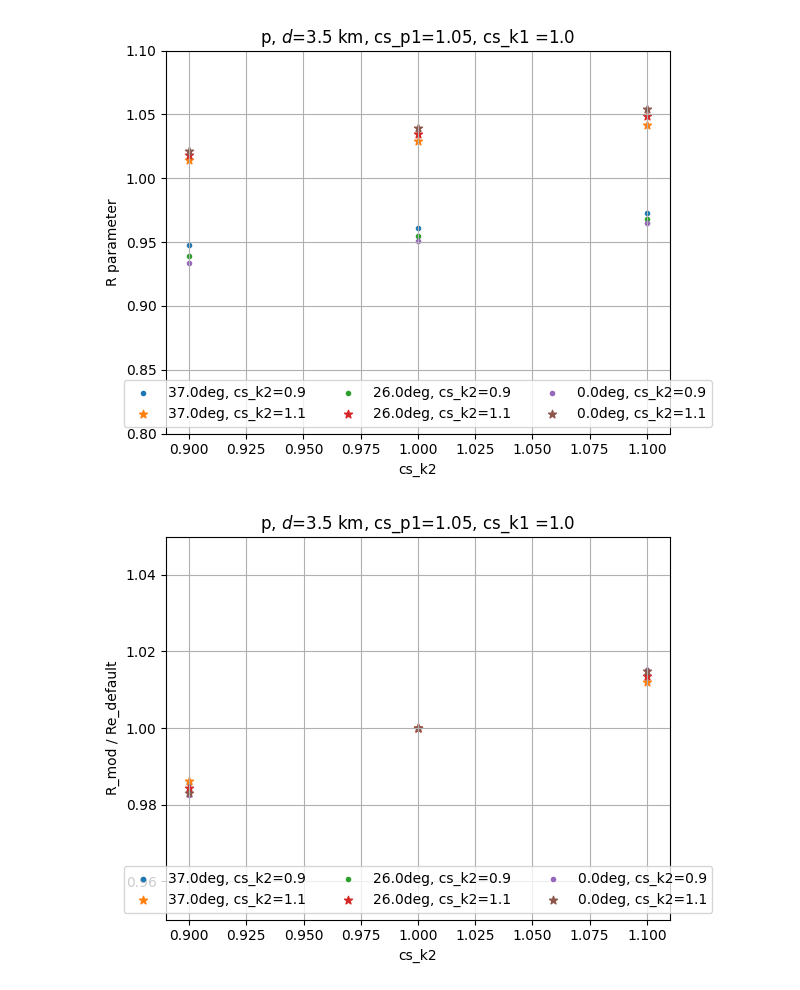
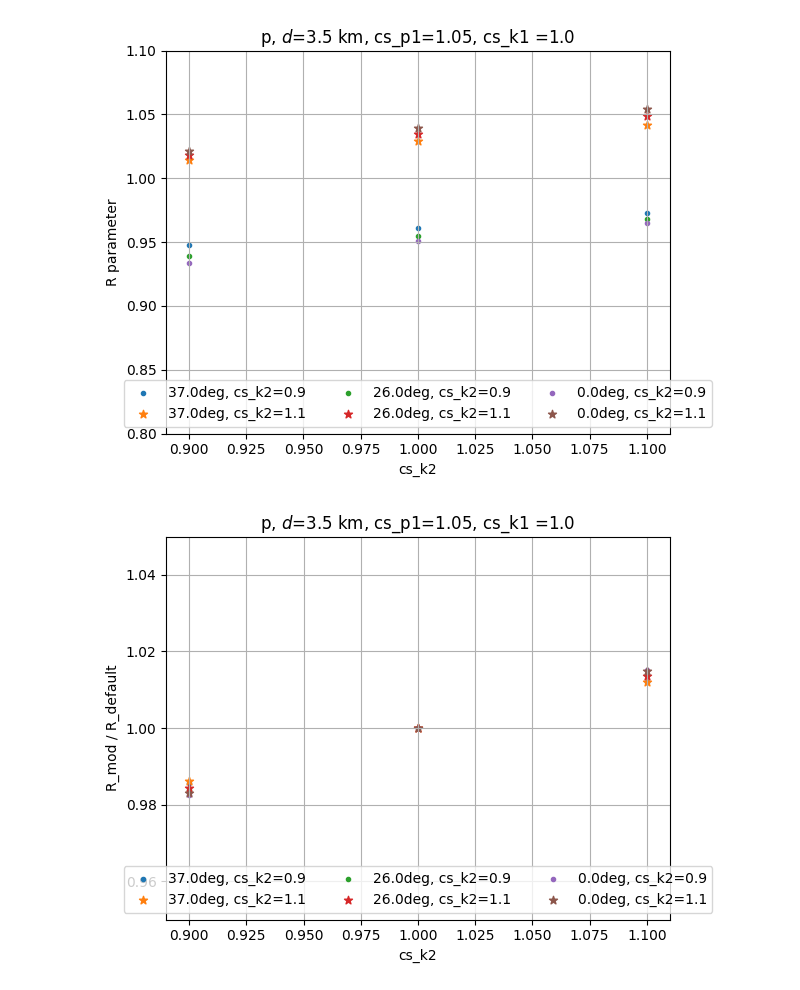
Before and after one commit to karohymon/cs-analysis, a Jupyter notebook: IceCube_diffuse_underground_bundles/R_plots_impact-k-pi.ipynb, the cells around one changed output. Saved outputs shown, nothing was run; the diff lists cells and outputs as text; code cells hidden in the pictures.

```diff
--- a/IceCube_diffuse_underground_bundles/R_plots_impact-k-pi.ipynb
+++ b/IceCube_diffuse_underground_bundles/R_plots_impact-k-pi.ipynb
@@ -106,21 +106,21 @@ plt.savefig(plot_dir + 'R_depth3.5_csk2.png' )
 # %%
 # deviation to normal R
 
 plt.figure()
 for i in range(3):
     plt.scatter(cs, [data_d35_csp2_09_csk2_09[i], data_d35_csp2_09_csk2_10[i], data_d35_csp2_09_csk2_11[i]]/data_d35_csp2_09_csk2_10[i],label=str(np.round(angles[i],decimals=0)) + 'deg, cs_k2=0.9',marker='.')
     plt.scatter(cs, [data_d35_csp2_11_csk2_09[i], data_d35_csp2_11_csk2_10[i], data_d35_csp2_11_csk2_11[i]]/data_d35_csp2_11_csk2_10[i],label=str(np.round(angles[i],decimals=0)) + 'deg, cs_k2=1.1',marker='*')
 
 plt.xlabel('cs_k2')
-plt.ylabel('R_mod / Re_default')
+plt.ylabel('R_mod / R_default')
 plt.legend(loc='lower center',ncol=3)
 plt.title('p, $d$=3.5 km, cs_p1=1.05, cs_k1 =1.0')
 plt.ylim(0.95,1.05)
 plt.tight_layout()
 plt.grid()
 plt.savefig(plot_dir + 'R_depth3.5_csk2_ratio.png' )
 # %% [output]
-[figure, old version]
+[figure, new version]
 # %%
 plt.figure()
 for i in range(3):
```
Also changed, not shown: parts of 1 cell of this notebook.
